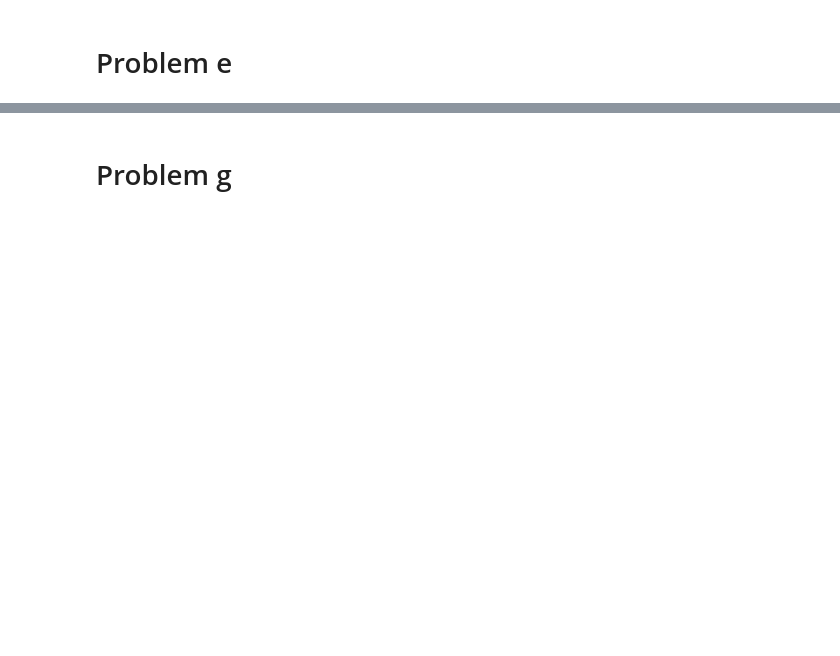
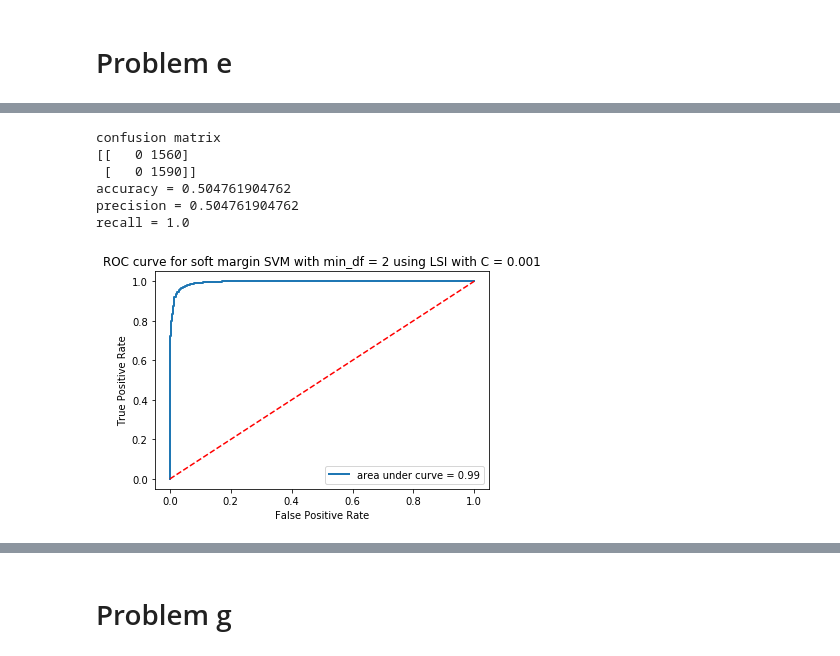
Before and after one commit to zxxia/ECE219-Large-Scale-Data-Mining, a Jupyter notebook: Project1/ee219_project1.ipynb, the cells around one changed output, grey strips where cells are left out. Cells and saved outputs as stored; diff of their text form; code cells hidden in the pictures; blank space fills up the shorter version.

```diff
--- a/Project1/ee219_project1.ipynb
+++ b/Project1/ee219_project1.ipynb
@@ -212,0 +296,22 @@ eight_test_target = get_target_values(eight_test.target)
+# %%
+#performing soft margin SVM classifier for min_df = 2 using LSI
+input_train_data = eight_train_tfidf_min_df_2_lsa
+input_test_data = eight_test_tfidf_min_df_2_lsa
+classifier = SVC(C = 0.001, kernel = 'linear', probability = True)
+classifier = classifier.fit(input_train_data, eight_train_target)
+
+predicted_prob = classifier.predict_proba(input_test_data)
+predicted_data = classifier.predict(input_test_data)
+
+roc_title = 'ROC curve for soft margin SVM with min_df = 2 using LSI with C = 0.001'
+
+compute_prediction_stats(eight_test_target, predicted_data)
+plot_roc_curve(eight_test_target, predicted_prob[:,1], roc_title)
+# %% [output]
+confusion matrix
+[[   0 1560]
+ [   0 1590]]
+accuracy = 0.504761904762
+precision = 0.504761904762
+recall = 1.0
+[figure, added]
```
Also changed, not shown: parts of 64 cells of this notebook, 2 other files.
